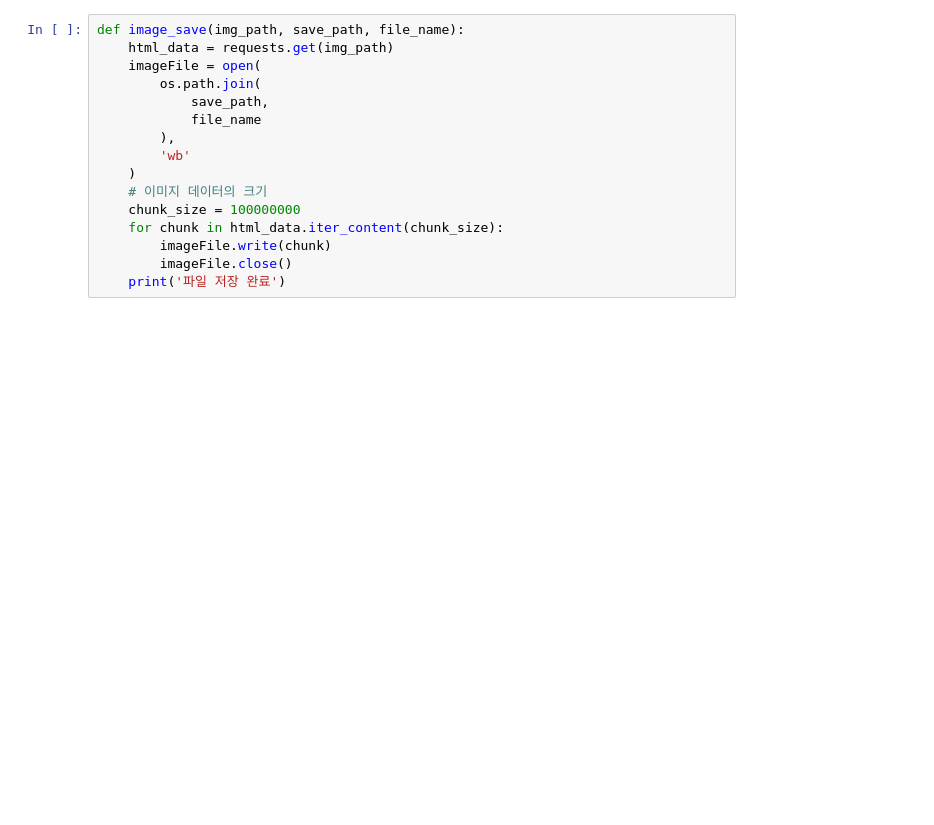
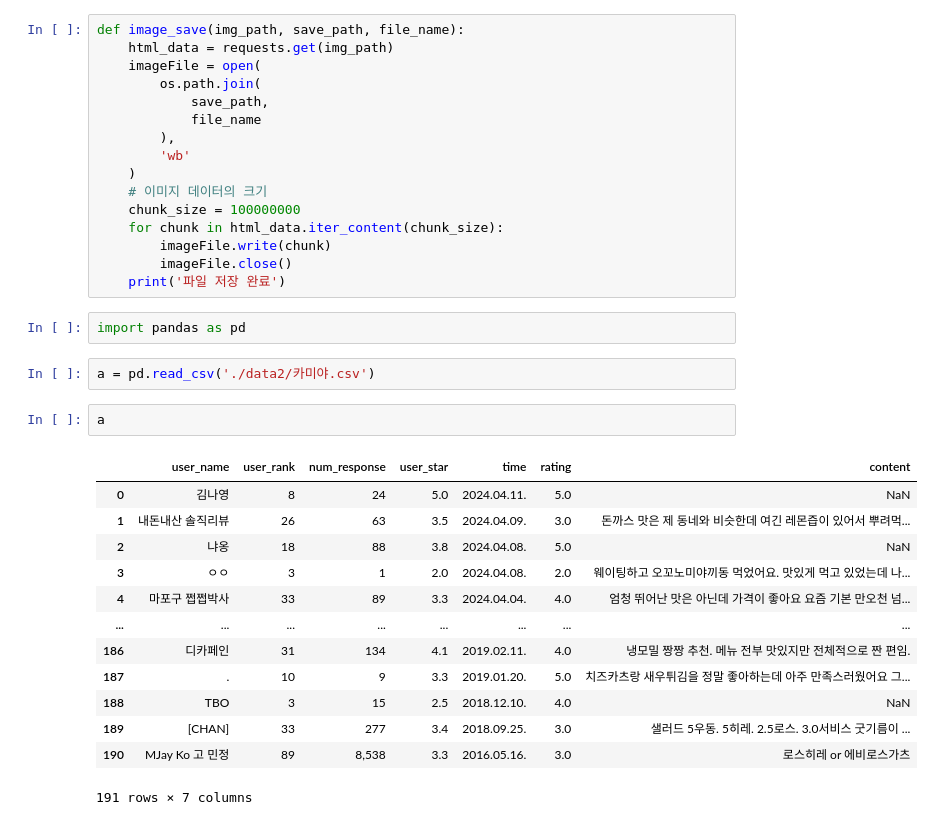
Before and after one commit to WoSIN98/Ubion_, a Jupyter notebook: quail/test.ipynb, the cells around one changed output. Cells and saved outputs as stored; diff of their text form; blank space fills up the shorter version.

```diff
--- a/quail/test.ipynb
+++ b/quail/test.ipynb
@@ -342,3 +359,23 @@ def image_save(img_path, save_path, file_name):
         imageFile.write(chunk)
         imageFile.close()
     print('파일 저장 완료')
+# %%
+import pandas as pd
+# %%
+a = pd.read_csv('./data2/카미야.csv')
+# %%
+a
+# %% [output]
+|  | user_name | user_rank | num_response | user_star | time | rating | content |
+| 0 | 김나영 | 8 | 24 | 5.0 | 2024.04.11. | 5.0 | NaN |
+| 1 | 내돈내산 솔직리뷰 | 26 | 63 | 3.5 | 2024.04.09. | 3.0 | 돈까스 맛은 제 동네와 비슷한데 여긴 레몬즙이 있어서 뿌려먹... |
+| 2 | 냐옹 | 18 | 88 | 3.8 | 2024.04.08. | 5.0 | NaN |
+| 3 | ㅇㅇ | 3 | 1 | 2.0 | 2024.04.08. | 2.0 | 웨이팅하고 오꼬노미야끼동 먹었어요. 맛있게 먹고 있었는데 나... |
+| 4 | 마포구 쩝쩝박사 | 33 | 89 | 3.3 | 2024.04.04. | 4.0 | 엄청 뛰어난 맛은 아닌데 가격이 좋아요 요즘 기본 만오천 넘... |
+| ... | ... | ... | ... | ... | ... | ... | ... |
+| 186 | 디카페인 | 31 | 134 | 4.1 | 2019.02.11. | 4.0 | 냉모밀 짱짱 추천. 메뉴 전부 맛있지만 전체적으로 짠 편임. |
+| 187 | . | 10 | 9 | 3.3 | 2019.01.20. | 5.0 | 치즈카츠랑 새우튀김을 정말 좋아하는데 아주 만족스러웠어요 그... |
+| 188 | TBO | 3 | 15 | 2.5 | 2018.12.10. | 4.0 | NaN |
+| 189 | [CHAN] | 33 | 277 | 3.4 | 2018.09.25. | 3.0 | 샐러드 5우동. 5히레. 2.5로스. 3.0서비스 굿기름이 ... |
+| 190 | MJay Ko 고 민정 | 89 | 8,538 | 3.3 | 2016.05.16. | 3.0 | 로스히레 or 에비로스가츠 |
+191 rows × 7 columns
```
Also changed, not shown: parts of 8 cells of this notebook, 8 other files.
